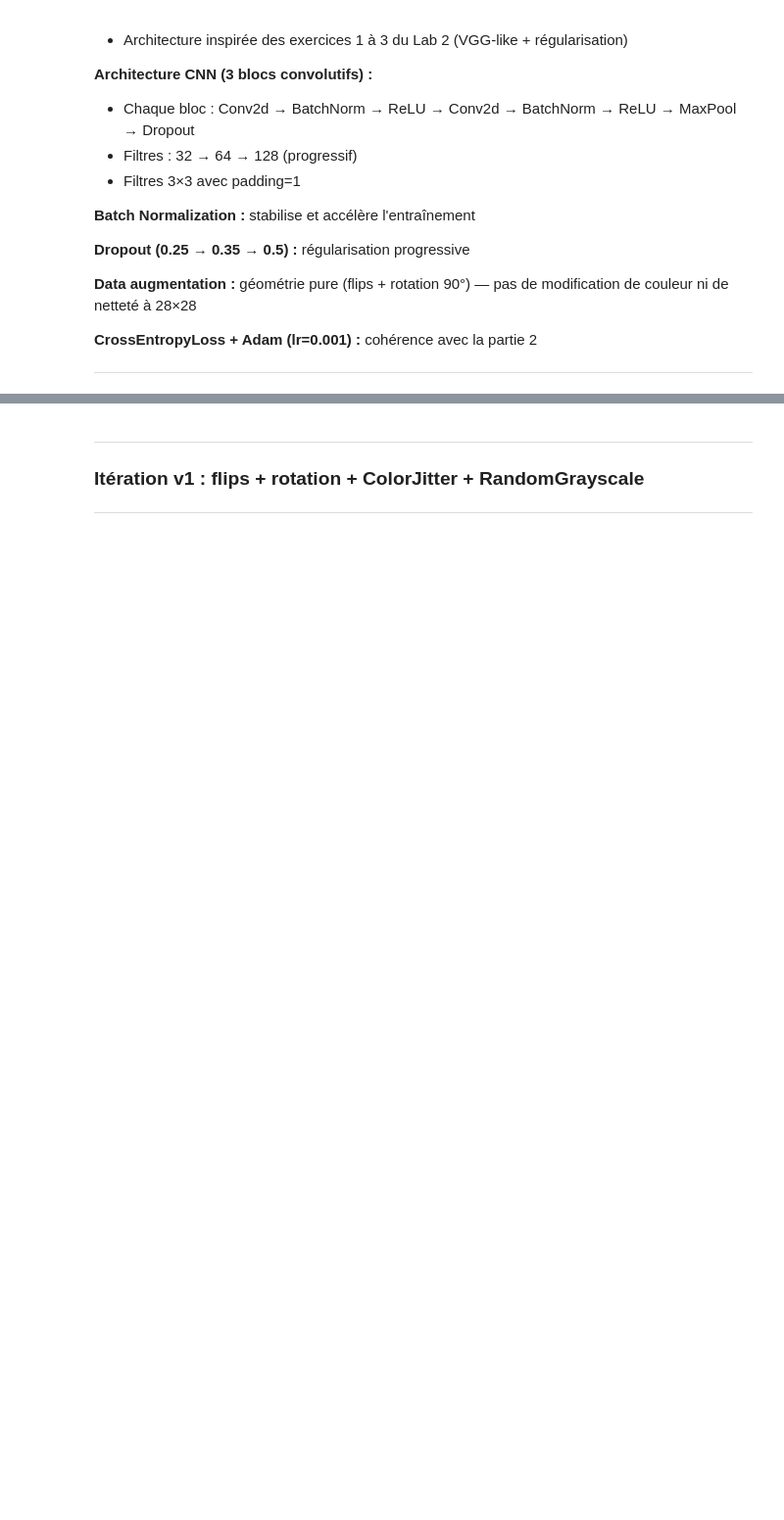
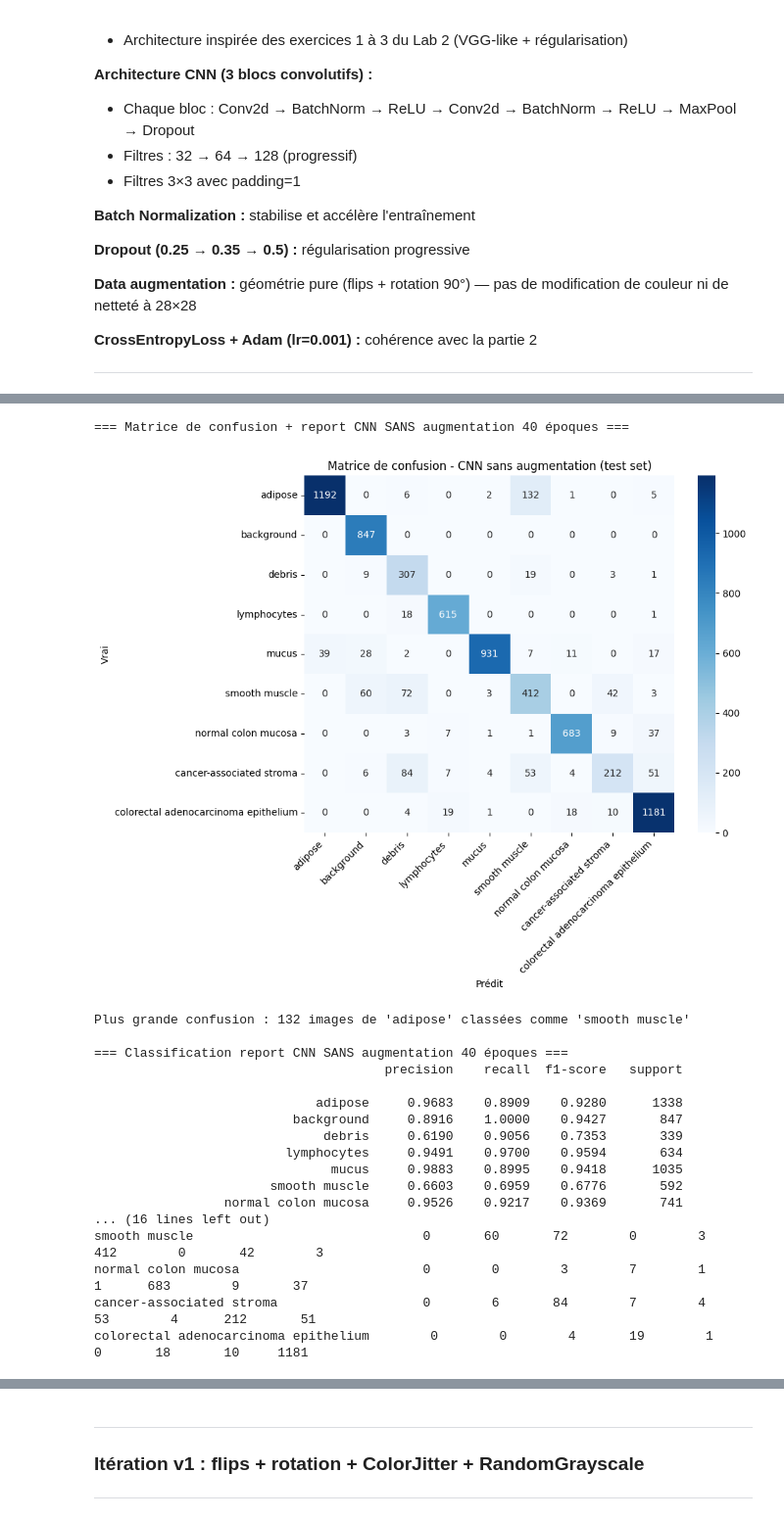
Before and after one commit to xiabizot/projet-dl, a Jupyter notebook: NOTEBOOK_3_CNN_PathMNIST.ipynb, the cells around one changed output, grey strips where cells are left out. Shown at 98% size. Cells and saved outputs as stored; diff of their text form; code cells hidden in the pictures; blank space fills up the shorter version.

```diff
--- a/NOTEBOOK_3_CNN_PathMNIST.ipynb
+++ b/NOTEBOOK_3_CNN_PathMNIST.ipynb
@@ -575,0 +419,63 @@ Les expériences ci-dessous documentent notre démarche itérative. Elles sont h
+# %%
+print("=== Matrice de confusion + report CNN SANS augmentation 40 époques ===")
+# Matrice de confusion + report sans augmentation
+cm_cnn = confusion_matrix(all_labels_cnn, all_preds_cnn)
+fig, ax = plt.subplots(figsize=(10, 8))
+sns.heatmap(cm_cnn, annot=True, fmt='d', cmap='Blues', ax=ax, xticklabels=CLASSES, yticklabels=CLASSES)
+ax.set_xlabel('Prédit'); ax.set_ylabel('Vrai')
+ax.set_title('Matrice de confusion - CNN sans augmentation (test set)')
+plt.xticks(rotation=45, ha='right'); plt.tight_layout(); plt.show()
+
+cm_off = cm_cnn.copy()
+np.fill_diagonal(cm_off, 0)
+max_idx = np.unravel_index(cm_off.argmax(), cm_off.shape)
+print(f"\nPlus grande confusion : {cm_off[max_idx]} images de '{CLASSES[max_idx[0]]}' classées comme '{CLASSES[max_idx[1]]}'")
+print("\n=== Classification report CNN SANS augmentation 40 époques ===")
+print(classification_report(all_labels_cnn, all_preds_cnn, target_names=CLASSES, digits=4))
+
+# Tableau texte de la matrice de confusion
+print('\n=== Matrice de confusion CNN SANS augmentation 40 époques ===')
+header = f"{'':>35s}"
+for name in CLASSES:
+    header += f"{name[:8]:>9s}"
+print(header)
+print('-' * (35 + 9 * len(CLASSES)))
+for idx_row, row in enumerate(cm_cnn.tolist()):
+    line = f"{CLASSES[idx_row]:<35s}"
+    for val in row:
+        line += f"{val:>9d}"
+    print(line)
+
+# Tableau texte de la matrice de confusion
+print('
+=== Matrice de confusion (valeurs) ===')
+print(f"{'':>35s}", end='')
+for name in CLASSES:
+    print(f"{name[:8]:>9s}", end='')
+print()
+print('-' * (35 + 9 * len(CLASSES)))
+for idx_row, row in enumerate(cm_cnn.tolist()):
+    print(f"{CLASSES[idx_row]:<35s}", end='')
+    for val in row:
+        print(f"{val:>9d}", end='')
+    print()
+# %% [output]
+=== Matrice de confusion + report CNN SANS augmentation 40 époques ===
+[figure, added]
+Plus grande confusion : 132 images de 'adipose' classées comme 'smooth muscle'
+
+=== Classification report CNN SANS augmentation 40 époques ===
+                                      precision    recall  f1-score   support
+
+                             adipose     0.9683    0.8909    0.9280      1338
+                          background     0.8916    1.0000    0.9427       847
+                              debris     0.6190    0.9056    0.7353       339
+                         lymphocytes     0.9491    0.9700    0.9594       634
+                               mucus     0.9883    0.8995    0.9418      1035
+                       smooth muscle     0.6603    0.6959    0.6776       592
+                 normal colon mucosa     0.9526    0.9217    0.9369       741
+... (16 lines left out)
+smooth muscle                              0       60       72        0        3      412        0       42        3
+normal colon mucosa                        0        0        3        7        1        1      683        9       37
+cancer-associated stroma                   0        6       84        7        4       53        4      212       51
+colorectal adenocarcinoma epithelium        0        0        4       19        1        0       18       10     1181
```
Also changed, not shown: parts of 61 cells of this notebook, 2 other files.
